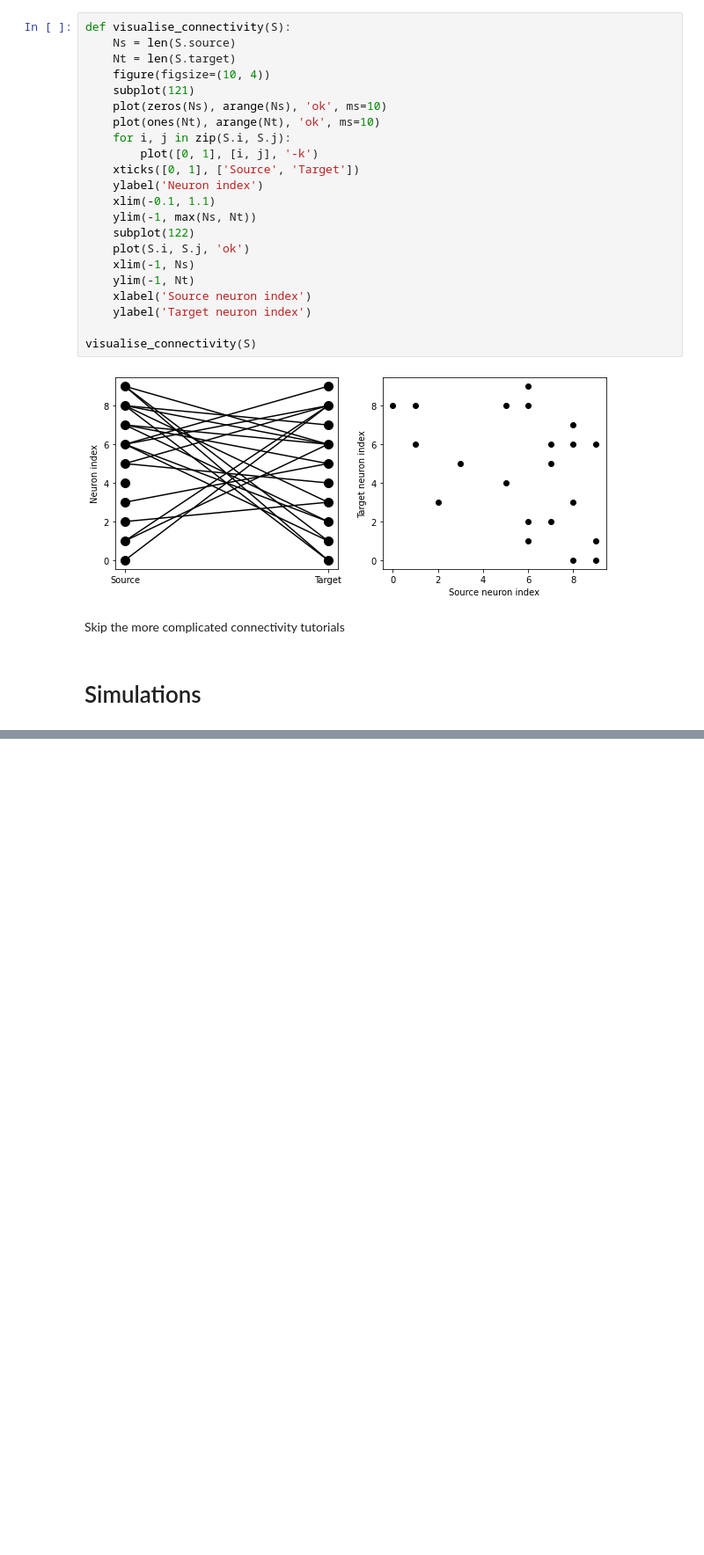
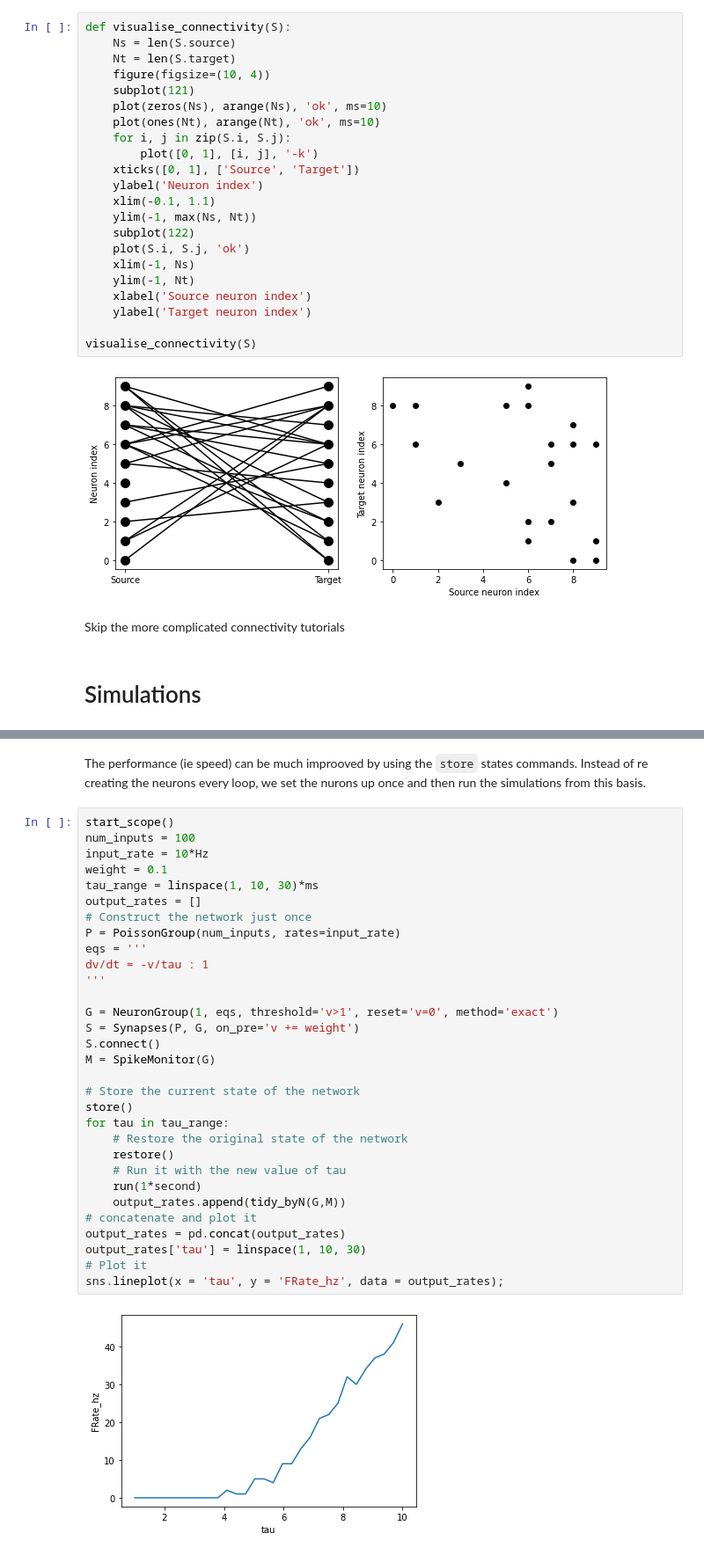
Before and after one commit to linusconrad/neurodynamics-learning, a Jupyter notebook: Linus-neurodyn-notes.ipynb, the cells around one changed output, grey strips where cells are left out. Shown at 88% size. Saved outputs shown, nothing was run; the diff lists cells and outputs as text; blank space fills up the shorter version.

```diff
--- a/Linus-neurodyn-notes.ipynb
+++ b/Linus-neurodyn-notes.ipynb
@@ -950,0 +999,36 @@ Skip the more complicated connectivity tutorials
+# %% [markdown]
+The performance (ie speed) can be much improoved by using the `store` states commands.
+Instead of re creating the neurons every loop, we set the nurons up once and then run the simulations from this basis.
+# %%
+start_scope()
+num_inputs = 100
+input_rate = 10*Hz
+weight = 0.1
+tau_range = linspace(1, 10, 30)*ms
+output_rates = []
+# Construct the network just once
+P = PoissonGroup(num_inputs, rates=input_rate)
+eqs = '''
+dv/dt = -v/tau : 1
+'''
+
+G = NeuronGroup(1, eqs, threshold='v>1', reset='v=0', method='exact')
+S = Synapses(P, G, on_pre='v += weight')
+S.connect()
+M = SpikeMonitor(G)
+
+# Store the current state of the network
+store()
+for tau in tau_range:
+    # Restore the original state of the network
+    restore()
+    # Run it with the new value of tau
+    run(1*second)
+    output_rates.append(tidy_byN(G,M))
+# concatenate and plot it
+output_rates = pd.concat(output_rates)
+output_rates['tau'] = linspace(1, 10, 30)
+# Plot it
+sns.lineplot(x = 'tau', y = 'FRate_hz', data = output_rates);
+# %% [output]
+[figure, added]
```
Also changed, not shown: parts of 29 cells of this notebook, 1 other file.
